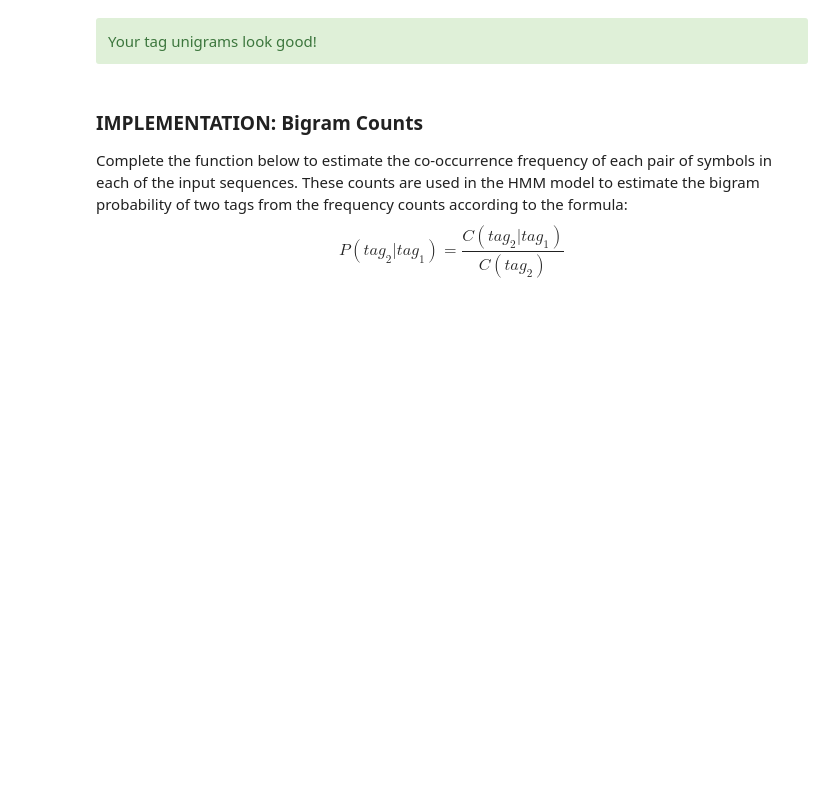
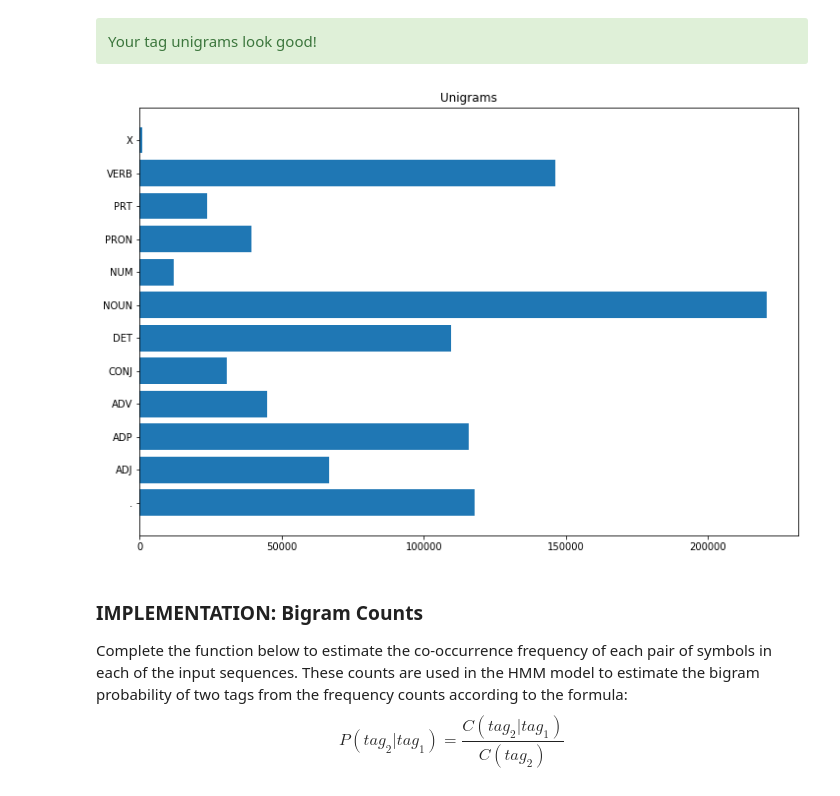
Before and after one commit to NONTAWAT149/part-of-speech-tagging, a Jupyter notebook: HMM_Tagger.ipynb, the cells around one changed output. Saved outputs shown, nothing was run; the diff lists cells and outputs as text; code cells hidden in the pictures; blank space fills up the shorter version.

Commit message:
add visualisation of counts of tag

```diff
--- a/HMM_Tagger.ipynb
+++ b/HMM_Tagger.ipynb
@@ -445,6 +459,15 @@ assert max(tag_unigrams, key=tag_unigrams.get) == 'NOUN', \
 HTML('<div class="alert alert-block alert-success">Your tag unigrams look good!</div>')
 # %% [output]
 Your tag unigrams look good!
+# %%
+def plot_dictionary(unigrams, ax, title):
+    ax.barh(*zip(*unigrams.items()))
+    ax.set_title(title)
+
+fig, axs = plt.subplots(1, 1, figsize=(12,8))
+plot_dictionary(tag_unigrams, axs, 'Unigrams')
+# %% [output]
+[figure, added]
 # %% [markdown]
 ### IMPLEMENTATION: Bigram Counts
 
```
Also changed, not shown: parts of 3 cells of this notebook, 1 other file.
